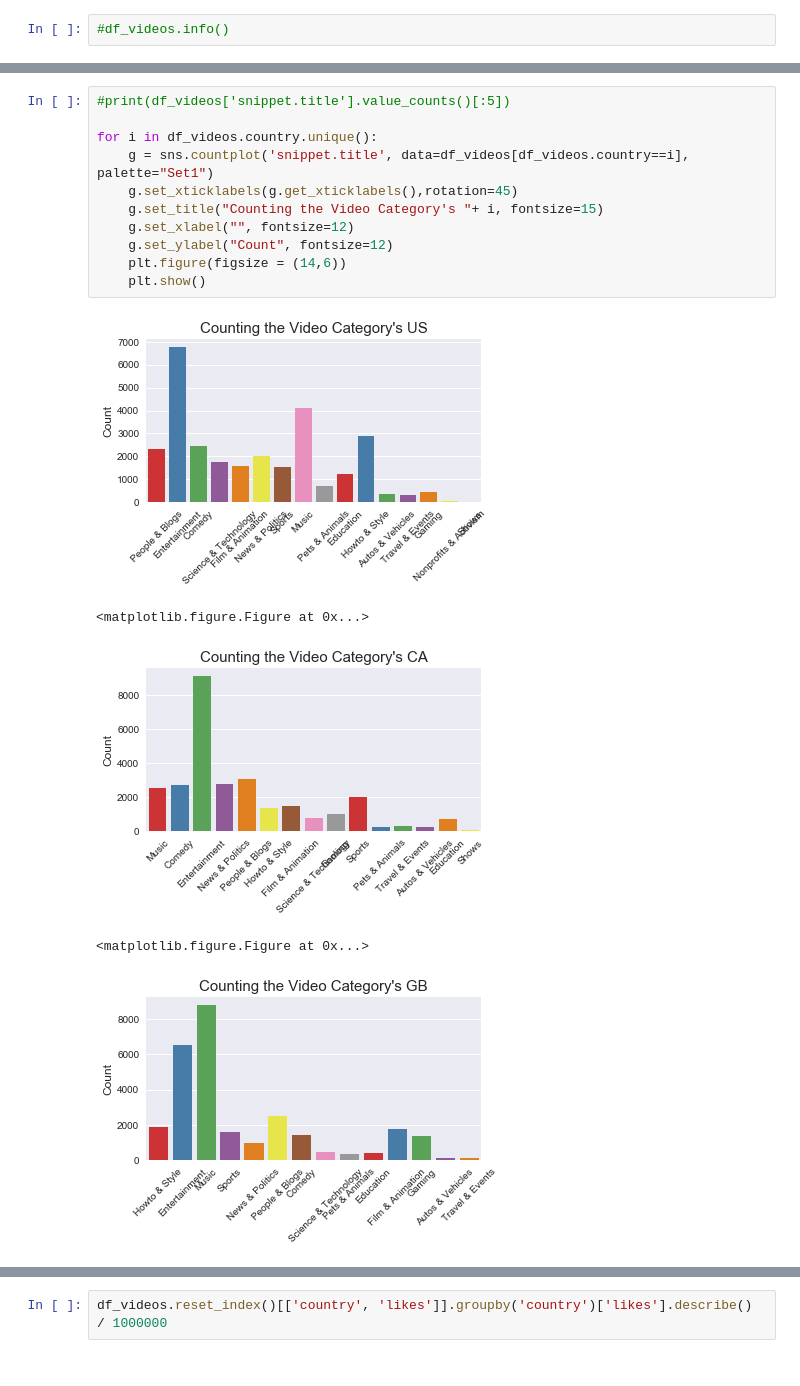
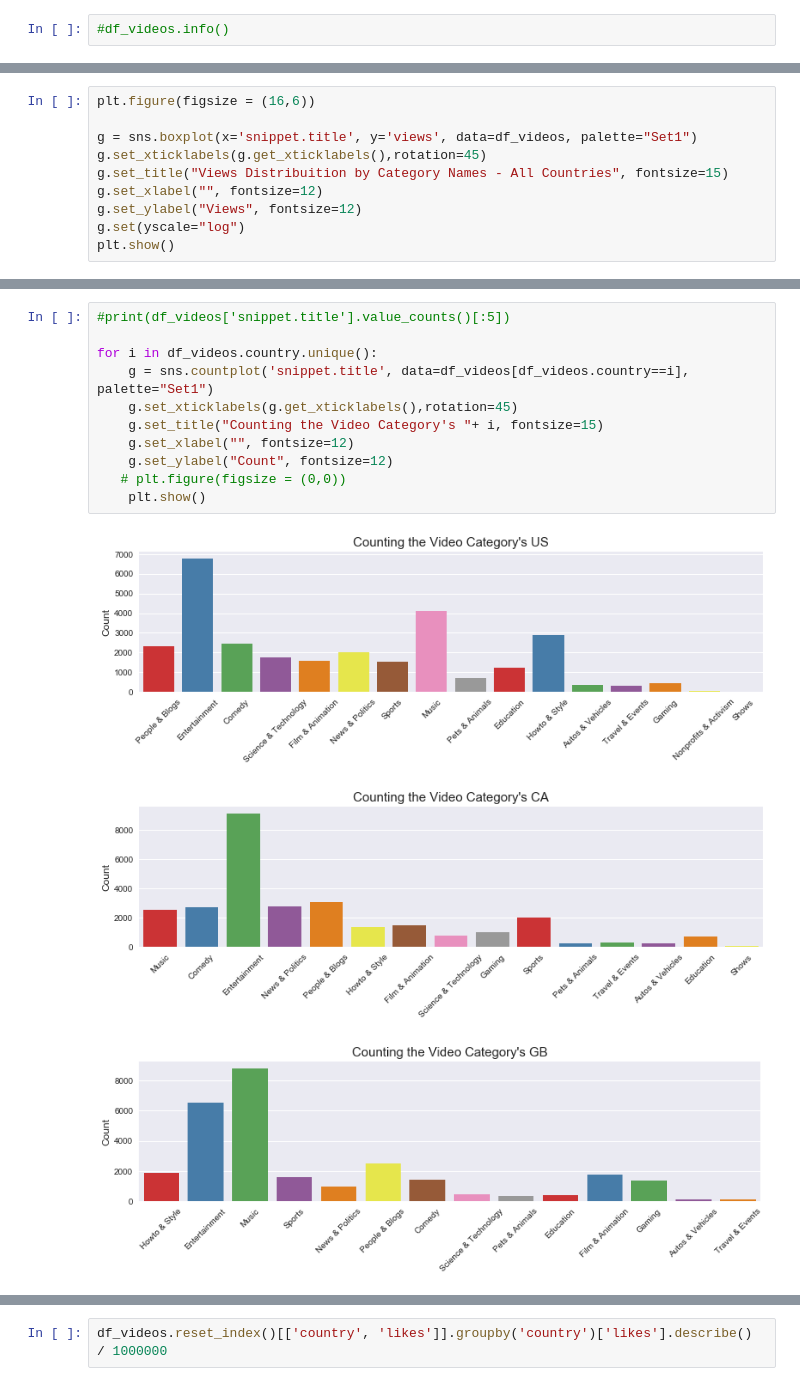
Before and after one commit to giannoulaki/Springboard, a Jupyter notebook: Capstone_Project/Capstone Project.ipynb, the cells around one changed output, grey strips where cells are left out. Saved outputs shown, nothing was run; the diff lists cells and outputs as text.

```diff
--- a/Capstone_Project/Capstone Project.ipynb
+++ b/Capstone_Project/Capstone Project.ipynb
@@ -334,0 +422,10 @@ plt.show()
+# %%
+plt.figure(figsize = (16,6))
+
+g = sns.boxplot(x='snippet.title', y='views', data=df_videos, palette="Set1")
+g.set_xticklabels(g.get_xticklabels(),rotation=45)
+g.set_title("Views Distribuition by Category Names - All Countries", fontsize=15)
+g.set_xlabel("", fontsize=12)
+g.set_ylabel("Views", fontsize=12)
+g.set(yscale="log")
+plt.show()
@@ -335,17 +440,15 @@ plt.show()
 # %%
 #print(df_videos['snippet.title'].value_counts()[:5])
 
 for i in df_videos.country.unique():
     g = sns.countplot('snippet.title', data=df_videos[df_videos.country==i], palette="Set1")
     g.set_xticklabels(g.get_xticklabels(),rotation=45)
     g.set_title("Counting the Video Category's "+ i, fontsize=15)
     g.set_xlabel("", fontsize=12)
     g.set_ylabel("Count", fontsize=12)
-    plt.figure(figsize = (14,6))
+   # plt.figure(figsize = (0,0))
     plt.show()
 # %% [output]
-[figure, old version]
+[figure, new version]
-<matplotlib.figure.Figure at 0x...>
-[figure, old version]
+[figure, new version]
-<matplotlib.figure.Figure at 0x...>
-[figure, old version]
+[figure, new version]
```
Also changed, not shown: parts of 74 cells of this notebook, 28 other files.
